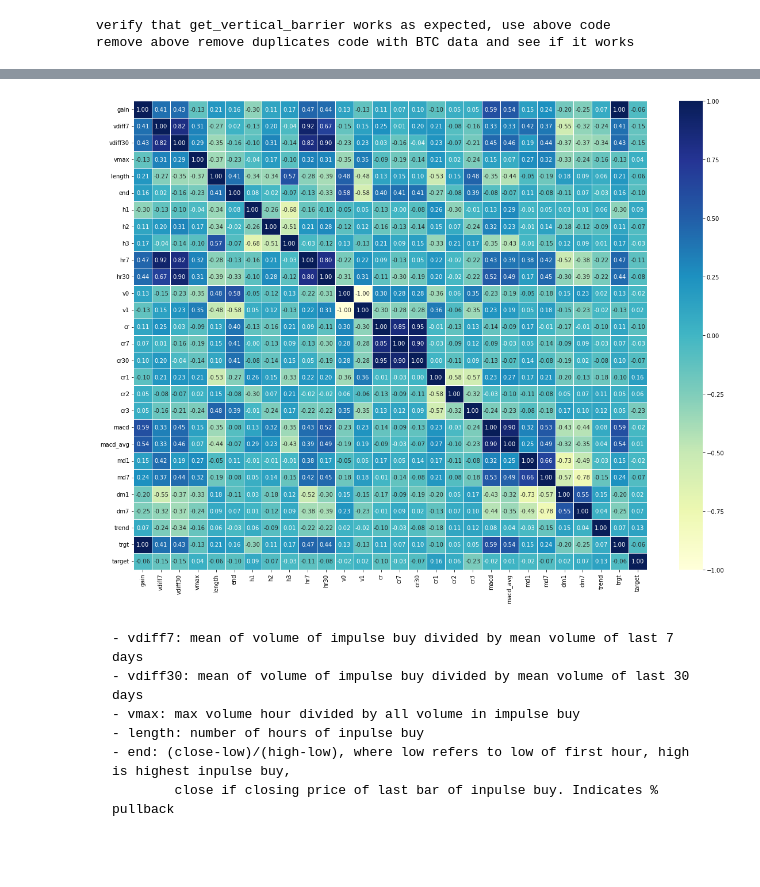
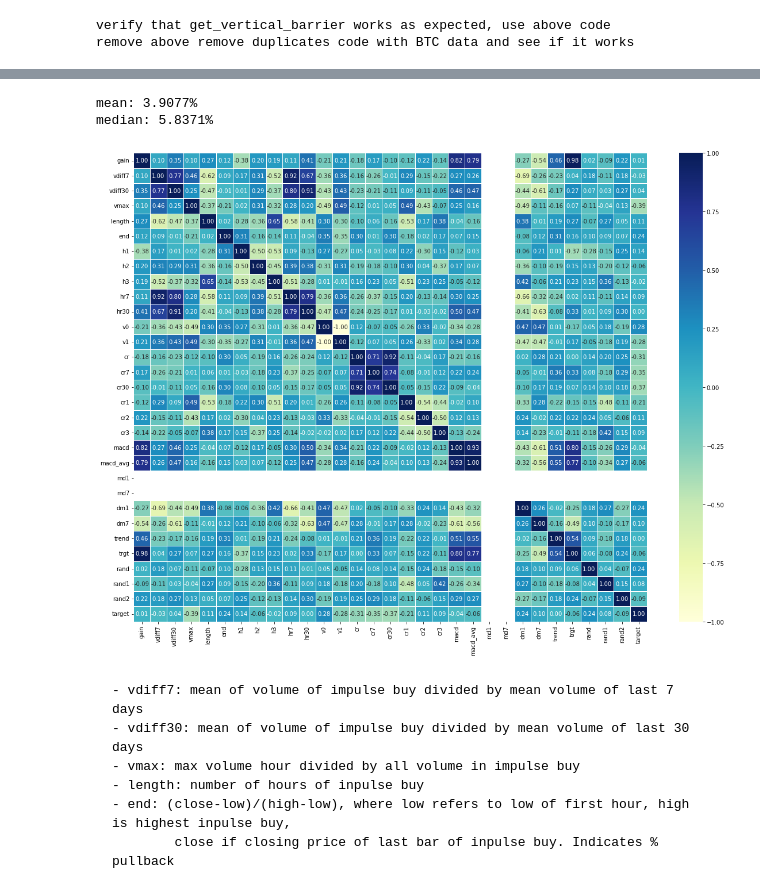
Before and after one commit to sunnymnie/chart-visualizer, a Jupyter notebook: main.ipynb, the cells around one changed output, grey strips where cells are left out. Saved outputs shown, nothing was run; the diff lists cells and outputs as text; code cells hidden in the pictures; blank space fills up the shorter version.

```diff
--- a/main.ipynb
+++ b/main.ipynb
@@ -213,2 +222,7 @@ events_
 # %%
 events = events_[events_.trend>0]
+events = events[events.lh]
+# events = events[events.cr7<np.mean(events.cr7)-np.std(events.cr7)]
+events = events[events.md7==1.0]
+events.drop(["lh"], axis=1, inplace=True)
+print(f"length = {events.shape[0]}")
@@ -286,7 +244,7 @@ t_events = events.index
 # %%
 # vol = ml.get_daily_vol(df.close)
 # t_events = ml.get_t_events(df.close, vol, 0.02)
-t1 = ml.get_vertical_barrier(df.close, t_events, 3)
+t1 = ml.get_vertical_barrier(df.close, t_events, 7)
 # %% [output]
 verify that get_vertical_barrier works as expected, use above code
 remove above remove duplicates code with BTC data and see if it works
@@ -320,7 +262,7 @@ plt.show()
 # %%
 pd.options.mode.chained_assignment = None
 events["t1"] = t1
-events["trgt"] = events.gain
+events["trgt"] = events.gain*events.cr*2
 # %%
 # labels = ml.get_bins(events, df.close, t1)
 # %%
@@ -343,7 +285,7 @@ def get_bins(events, df):
             out.loc[t] = {"ret":event.trgt, "target":1}
         else:
             out.loc[t] = {"ret":event.trgt if tp[0]<sl[0] else -event.trgt,
-                           "target": 1 if tp[0]<sl[0] else 0}
+                           "target": 0 if tp[0]<sl[0] else 0}
     return out
 # %%
 labels = get_bins(events, df)
@@ -374,19 +305,30 @@ plt.show()
+# %%
+print(f"mean: {round(np.mean(labels.ret)*100,4)}%\nmedian: {round(np.median(labels.ret)*100, 4)}%")
+# %% [output]
+mean: 3.9077%
+median: 5.8371%
 # %%
 indicators = list(events.columns)
 indicators.append("target")
 
 # d = df[list(indicators)].copy()
 d = events.copy()
-d["target"] = list(labels.target)
+d["rand"] = list(np.random.random(len(d)))
+d["rand1"] = list(np.random.random(len(d)))
+d["rand2"] = list(np.random.random(len(d)))
+
+d["target"] = list(labels.ret)
+d.drop(["t1"], axis=1, inplace=True)
+d = d.astype(float)
 corr_matrix = d.corr()
 fig, ax = plt.subplots(figsize=(20, 15))
 ax = sns.heatmap(corr_matrix,
                  annot=True,
                  linewidths=0.5,
                  fmt=".2f",
                  cmap="YlGnBu")
 # %% [output]
-[figure, old version]
+[figure, new version]
 # %% [markdown]
     - vdiff7: mean of volume of impulse buy divided by mean volume of last 7 days
     - vdiff30: mean of volume of impulse buy divided by mean volume of last 30 days
```
Also changed, not shown: parts of 39 cells of this notebook, 3 other files.
